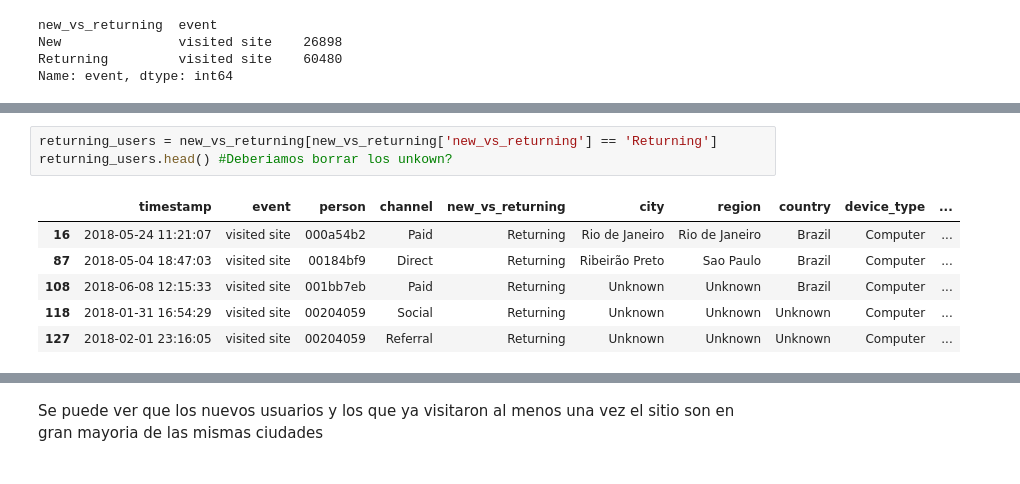
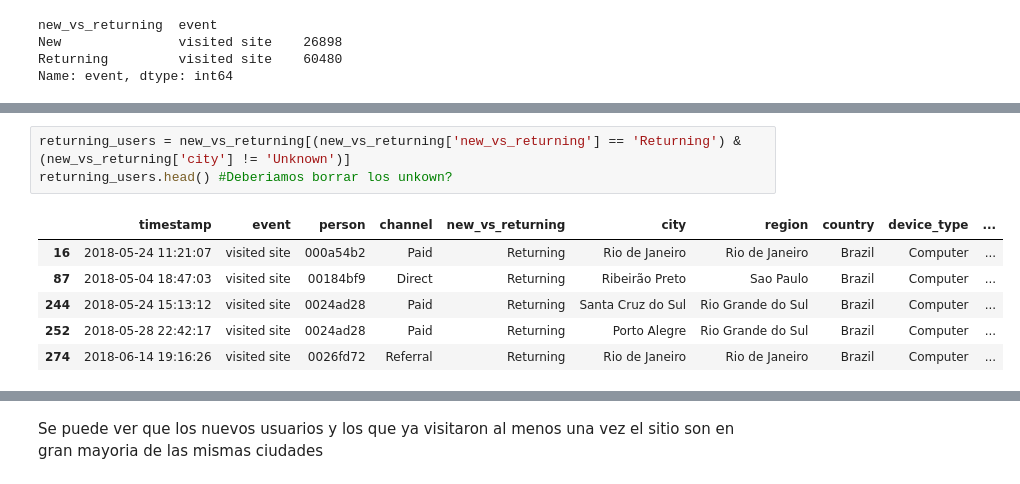
Before and after one commit to jowisaidman/tp1_analisis_exploratorio, a Jupyter notebook: Notebooks/Entregable/users_analisis.ipynb, the cells around one changed output, grey strips where cells are left out. Drawn from its saved outputs; the diff is of its cells as text.

```diff
--- a/Notebooks/Entregable/users_analisis.ipynb
+++ b/Notebooks/Entregable/users_analisis.ipynb
@@ -125,11 +137,11 @@ g.set_xticklabels(g.get_xticklabels(), rotation = 45, fontsize = 10);
 # %%
-returning_users = new_vs_returning[new_vs_returning['new_vs_returning'] == 'Returning']
+returning_users = new_vs_returning[(new_vs_returning['new_vs_returning'] == 'Returning') & (new_vs_returning['city'] != 'Unknown')]
 returning_users.head() #Deberiamos borrar los unkown?
 # %% [output]
 |  | timestamp | event | person | channel | new_vs_returning | city | region | country | device_type | ... |
 | 16 | 2018-05-24 11:21:07 | visited site | 000a54b2 | Paid | Returning | Rio de Janeiro | Rio de Janeiro | Brazil | Computer | ... |
 | 87 | 2018-05-04 18:47:03 | visited site | 00184bf9 | Direct | Returning | Ribeirão Preto | Sao Paulo | Brazil | Computer | ... |
-| 108 | 2018-06-08 12:15:33 | visited site | 001bb7eb | Paid | Returning | Unknown | Unknown | Brazil | Computer | ... |
-| 118 | 2018-01-31 16:54:29 | visited site | 00204059 | Social | Returning | Unknown | Unknown | Unknown | Computer | ... |
-| 127 | 2018-02-01 23:16:05 | visited site | 00204059 | Referral | Returning | Unknown | Unknown | Unknown | Computer | ... |
+| 244 | 2018-05-24 15:13:12 | visited site | 0024ad28 | Paid | Returning | Santa Cruz do Sul | Rio Grande do Sul | Brazil | Computer | ... |
+| 252 | 2018-05-28 22:42:17 | visited site | 0024ad28 | Paid | Returning | Porto Alegre | Rio Grande do Sul | Brazil | Computer | ... |
+| 274 | 2018-06-14 19:16:26 | visited site | 0026fd72 | Referral | Returning | Rio de Janeiro | Rio de Janeiro | Brazil | Computer | ... |
 # %%
```
Also changed, not shown: parts of 7 cells of this notebook, 2 other files.
